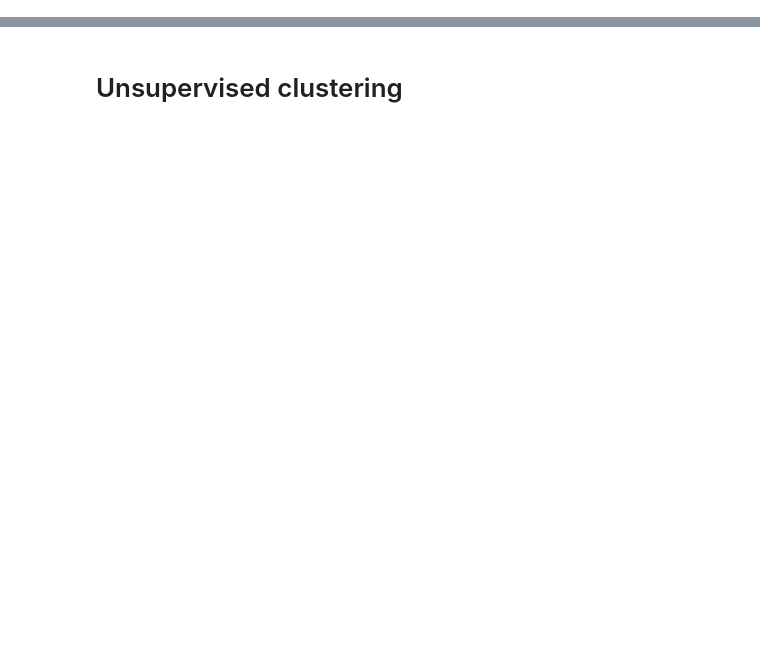
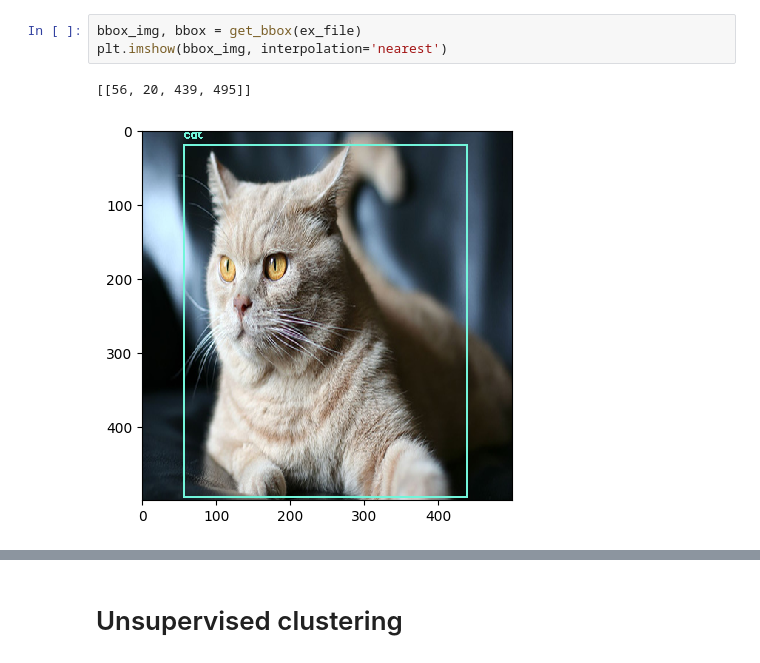
Before and after one commit to jshrdt/ML2-final, a Jupyter notebook: ML2-final-expl.ipynb, the cells around one changed output, grey strips where cells are left out. Cells and saved outputs as stored; diff of their text form; blank space fills up the shorter version.

```diff
--- a/ML2-final-expl.ipynb
+++ b/ML2-final-expl.ipynb
@@ -73,0 +45,6 @@ plt.imshow(output_image)
+# %%
+bbox_img, bbox = get_bbox(ex_file)
+plt.imshow(bbox_img, interpolation='nearest')
+# %% [output]
+[[56, 20, 439, 495]]
+[figure, added]
```
Also changed, not shown: parts of 16 cells of this notebook, 1 other file.
